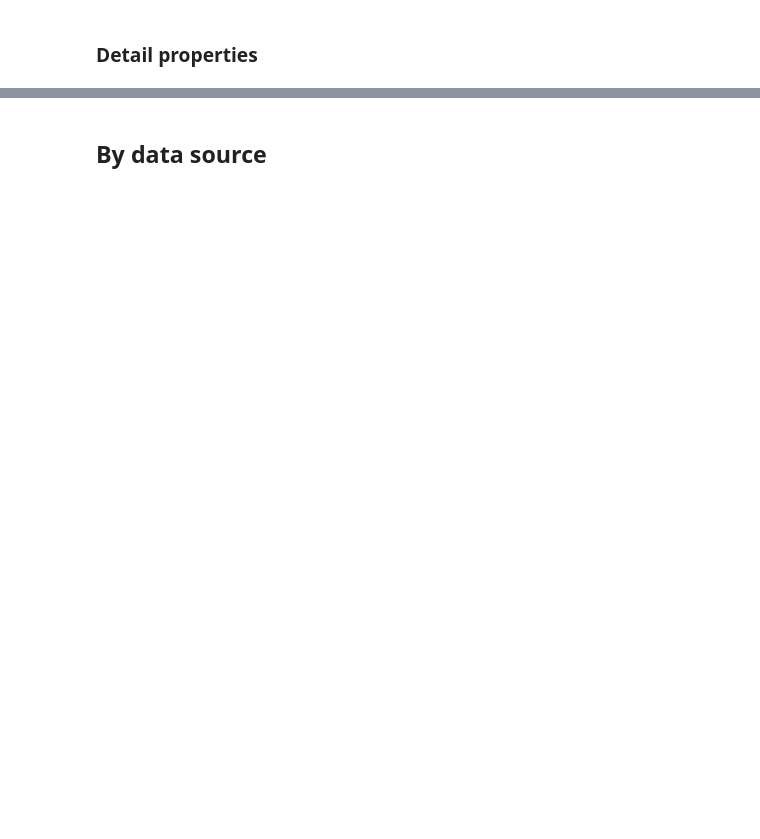
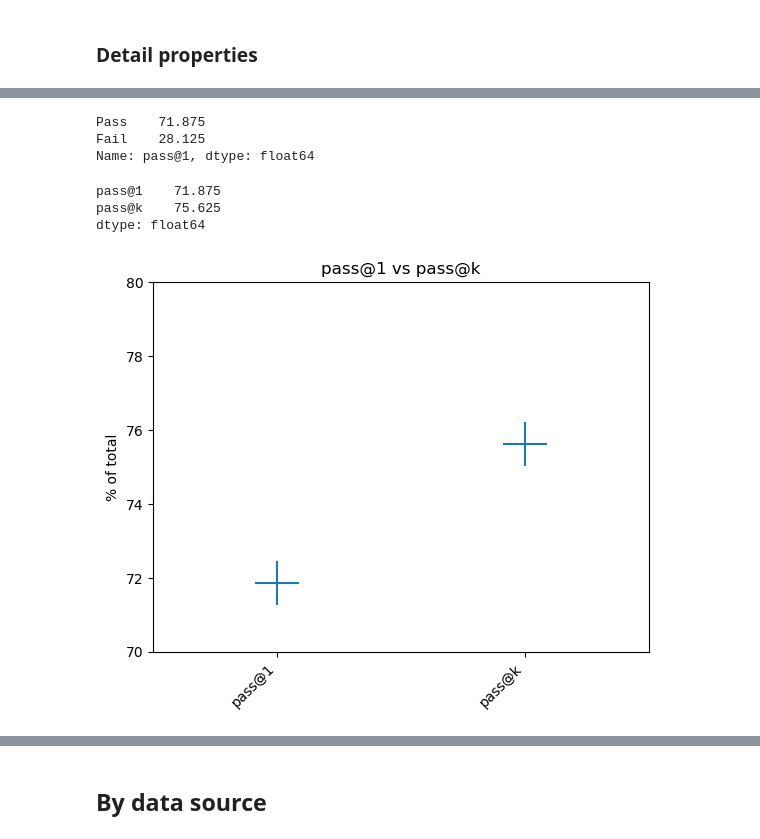
Before and after one commit to earth1987/Generating-Data-Visualisations-from-Natural-Language-Statements, a Jupyter notebook: notebooks/6_logic_tests.ipynb, the cells around one changed output, grey strips where cells are left out. Drawn from its saved outputs; the diff is of its cells as text; code cells hidden in the pictures; blank space fills up the shorter version.

```diff
--- a/notebooks/6_logic_tests.ipynb
+++ b/notebooks/6_logic_tests.ipynb
@@ -1672,0 +453,33 @@ logical_split(validated_model_outputs, unit_tests, 'marktype')
+# %%
+# pass@1
+unit_test_outputs = [is_valid_dsource,
+                     is_valid_mtype,
+                     is_valid_pchannel,
+                     is_valid_facet,
+                     is_valid_mark_property,
+                     is_valid_detail]
+
+has_passed_all, (overall_pass1, overall_passk, overall_summary) = all_tests_summary(unit_test_outputs)
+print(overall_pass1)
+# %% [output]
+Pass    71.875
+Fail    28.125
+Name: pass@1, dtype: float64
+# %%
+# pass@k
+print(overall_summary)
+print("\n")
+fig, axes = plt.subplots(nrows=1, ncols=1)
+axes.scatter(overall_summary.index, overall_summary.values, s=1000, marker='+')
+
+axes.set_ylim([70, 80])
+axes.set_xlim([-0.5, 1.5])
+axes.xaxis.set_ticks(overall_summary.index)
+axes.set_xticklabels(labels=overall_summary.index, rotation=45, ha='right')
+axes.set_ylabel('% of total')
+axes.set_title('pass@1 vs pass@k');
+# %% [output]
+pass@1    71.875
+pass@k    75.625
+dtype: float64
+[figure, added]
```
Also changed, not shown: parts of 184 cells of this notebook.
